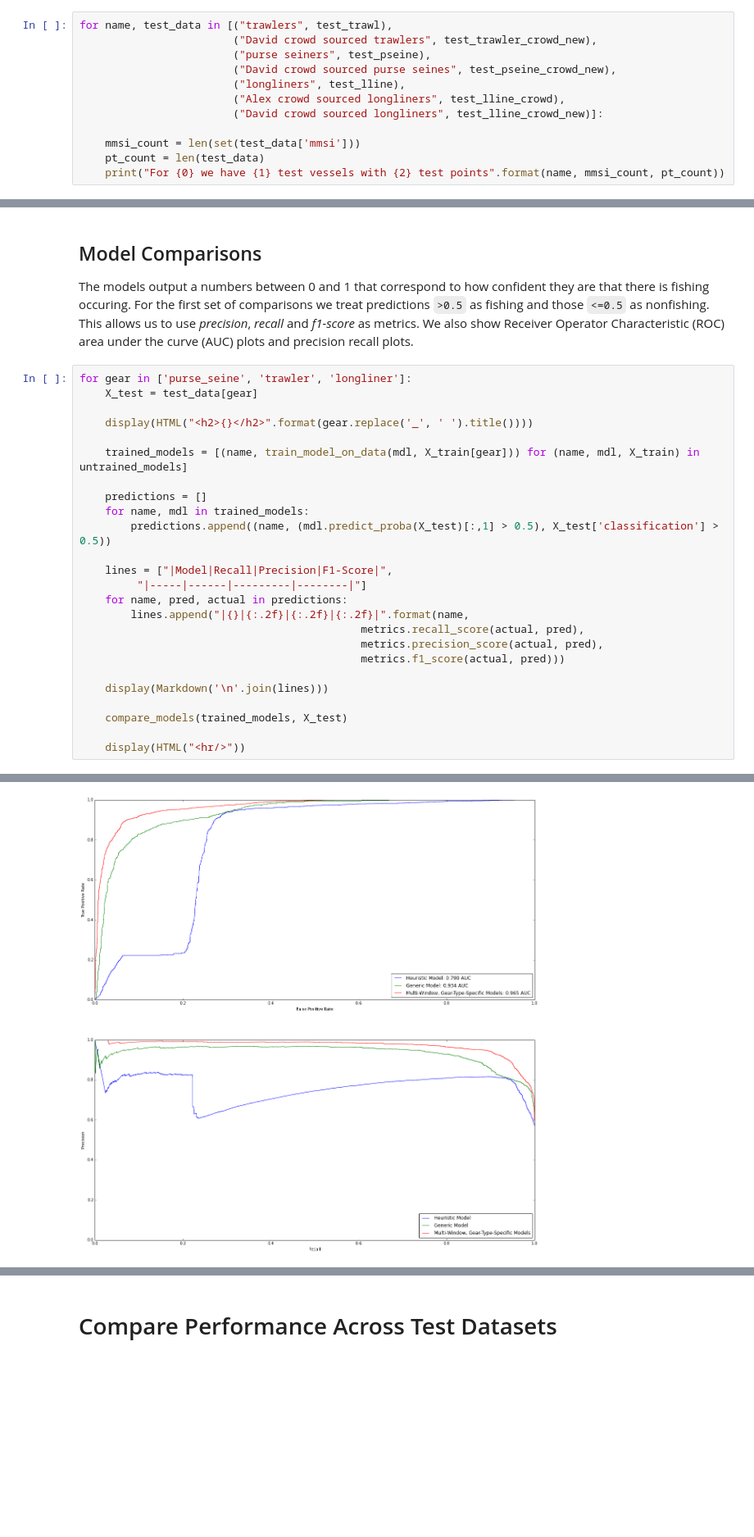
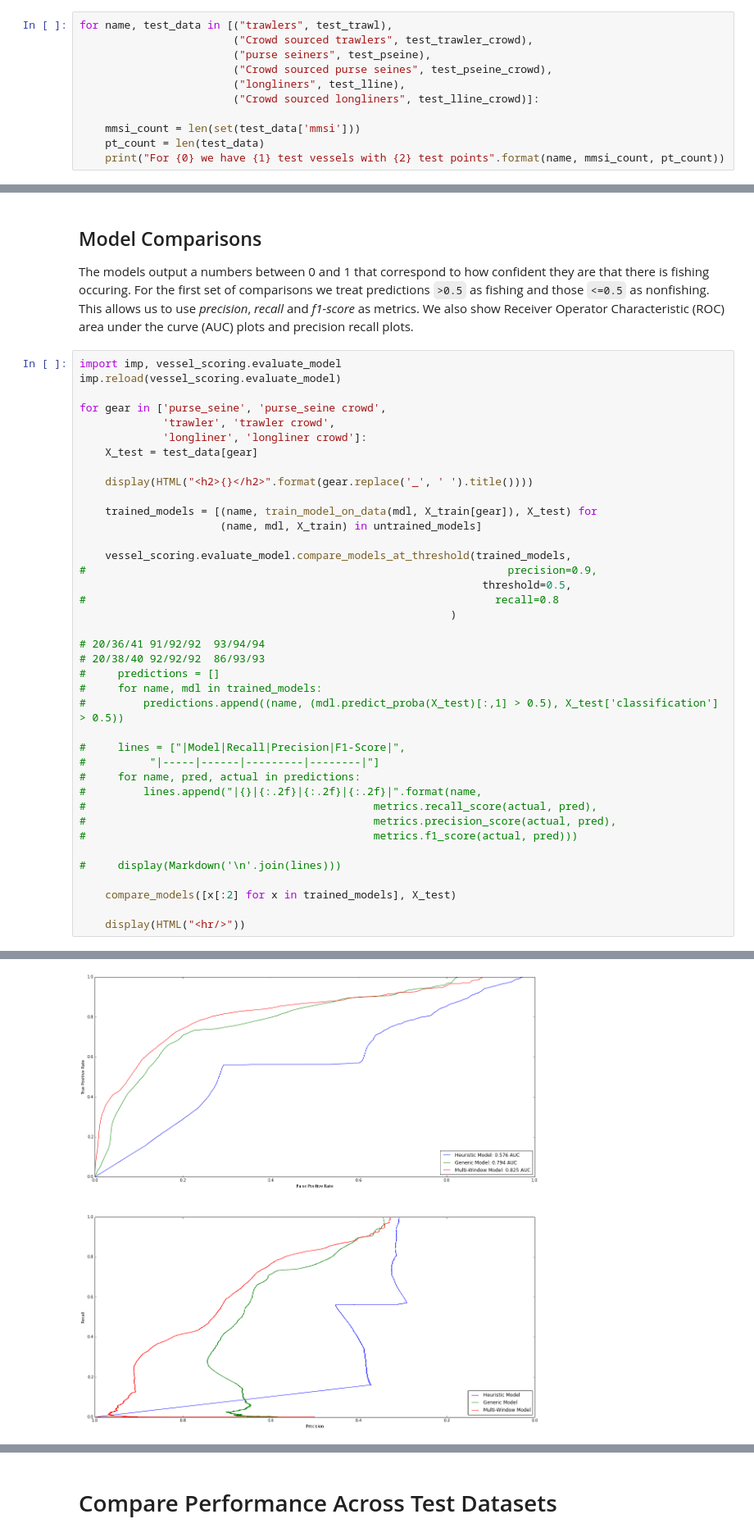
Before and after one commit to etheleon/vessel-scoring, a Jupyter notebook: notebooks/Model-Descriptions.ipynb, the cells around one changed output, grey strips where cells are left out. Shown at 82% size. Cells and saved outputs as stored; diff of their text form; blank space fills up the shorter version.

Commit message:
Update model with working data and add helpful features to utils and evaluate models.

```diff
--- a/notebooks/Model-Descriptions.ipynb
+++ b/notebooks/Model-Descriptions.ipynb
@@ -209,12 +316,11 @@ early crowd sourced data, available for long liners only, is used as an addition
 below.
 # %%
 for name, test_data in [("trawlers", test_trawl),
-                        ("David crowd sourced trawlers", test_trawler_crowd_new),
+                        ("Crowd sourced trawlers", test_trawler_crowd),
                         ("purse seiners", test_pseine),
-                        ("David crowd sourced purse seines", test_pseine_crowd_new),
+                        ("Crowd sourced purse seines", test_pseine_crowd),
                         ("longliners", test_lline),
-                        ("Alex crowd sourced longliners", test_lline_crowd),
-                        ("David crowd sourced longliners", test_lline_crowd_new)]:
+                        ("Crowd sourced longliners", test_lline_crowd)]:
 
     mmsi_count = len(set(test_data['mmsi']))
     pt_count = len(test_data)
@@ -278,28 +392,42 @@ as fishing and those `<=0.5` as nonfishing. This allows us to use
 Operator Characteristic (ROC) area under the curve (AUC) plots and
 precision recall plots.
 # %%
-for gear in ['purse_seine', 'trawler', 'longliner']:
+import imp, vessel_scoring.evaluate_model
+imp.reload(vessel_scoring.evaluate_model)
+
+for gear in ['purse_seine', 'purse_seine crowd',
+             'trawler', 'trawler crowd',
+             'longliner', 'longliner crowd']:
     X_test = test_data[gear]
 
     display(HTML("<h2>{}</h2>".format(gear.replace('_', ' ').title())))
 
-    trained_models = [(name, train_model_on_data(mdl, X_train[gear])) for (name, mdl, X_train) in untrained_models]
+    trained_models = [(name, train_model_on_data(mdl, X_train[gear]), X_test) for
+                      (name, mdl, X_train) in untrained_models]
 
-    predictions = []
-    for name, mdl in trained_models:
-        predictions.append((name, (mdl.predict_proba(X_test)[:,1] > 0.5), X_test['classification'] > 0.5))
+    vessel_scoring.evaluate_model.compare_models_at_threshold(trained_models,
+#                                                                  precision=0.9,
+                                                               threshold=0.5,
+#                                                                recall=0.8
+                                                          )
 
-    lines = ["|Model|Recall|Precision|F1-Score|",
-         "|-----|------|---------|--------|"]
-    for name, pred, actual in predictions:
-        lines.append("|{}|{:.2f}|{:.2f}|{:.2f}|".format(name,
-                                            metrics.recall_score(actual, pred),
-                                            metrics.precision_score(actual, pred),
-                                            metrics.f1_score(actual, pred)))
+# 20/36/41 91/92/92  93/94/94
+# 20/38/40 92/92/92  86/93/93
+#     predictions = []
+#     for name, mdl in trained_models:
+#         predictions.append((name, (mdl.predict_proba(X_test)[:,1] > 0.5), X_test['classification'] > 0.5))
 
-    display(Markdown('\n'.join(lines)))
+#     lines = ["|Model|Recall|Precision|F1-Score|",
+#          "|-----|------|---------|--------|"]
+#     for name, pred, actual in predictions:
+#         lines.append("|{}|{:.2f}|{:.2f}|{:.2f}|".format(name,
+#                                             metrics.recall_score(actual, pred),
+#                                             metrics.precision_score(actual, pred),
+#                                             metrics.f1_score(actual, pred)))
 
-    compare_models(trained_models, X_test)
+#     display(Markdown('\n'.join(lines)))
+
+    compare_models([x[:2] for x in trained_models], X_test)
 
     display(HTML("<hr/>"))
 # %% [output]
@@ -320,2 +448,2 @@ Trawler
-[figure, old version]
+[figure, new version]
 [interactive output not drawn]
```
Also changed, not shown: parts of 10 cells of this notebook, 2 other files.
